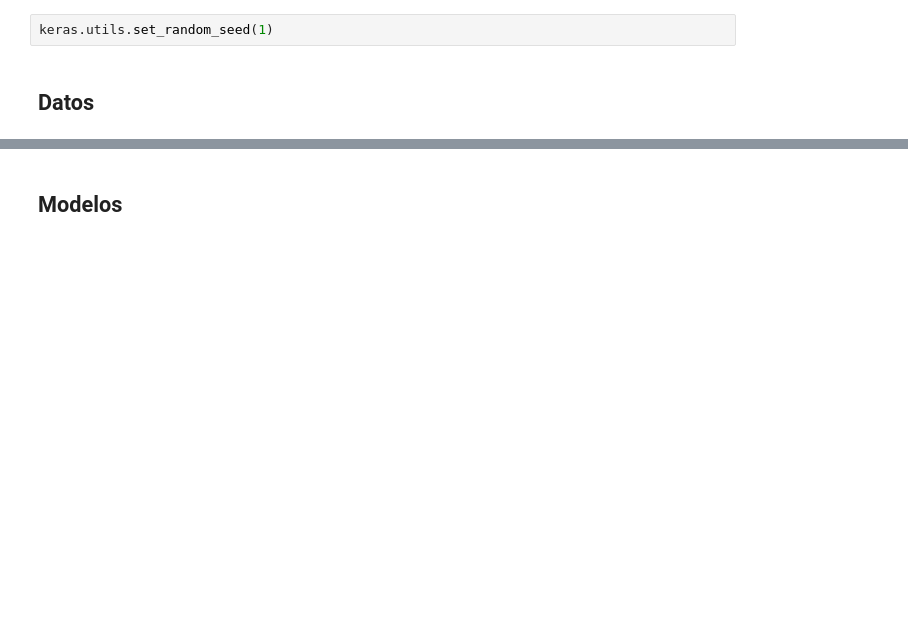
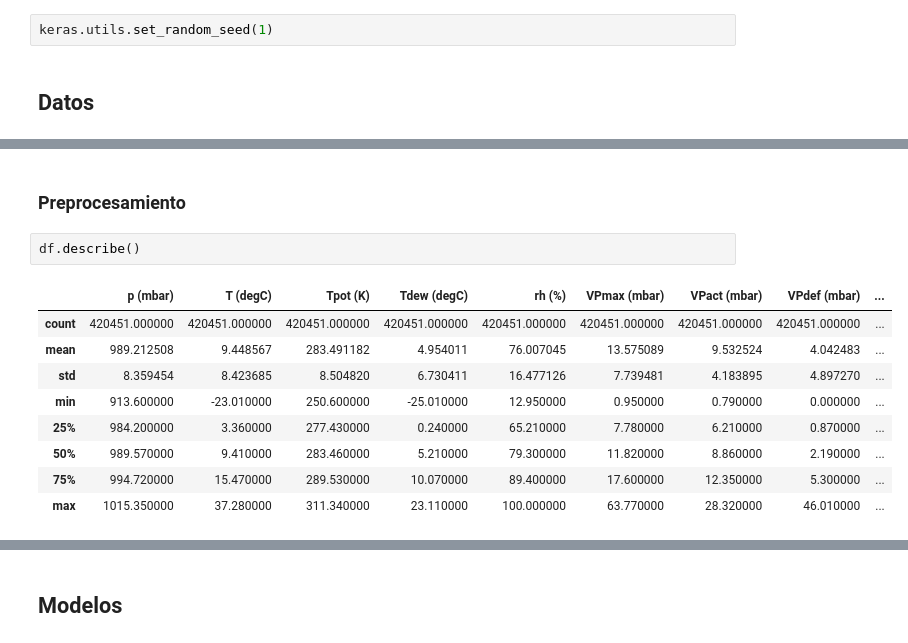
Before and after one commit to GabrielFurnielesGarcia/deeplearning-2024, a Jupyter notebook: RNN/Deep_Learning_Series_Temporales.ipynb, the cells around one changed output, grey strips where cells are left out. Cells and saved outputs as stored; diff of their text form; blank space fills up the shorter version.

```diff
--- a/RNN/Deep_Learning_Series_Temporales.ipynb
+++ b/RNN/Deep_Learning_Series_Temporales.ipynb
@@ -973,0 +991,14 @@ replace __MACOSX/._jena_climate_2009_2016.csv? [y]es, [n]o, [A]ll, [N]one, [r]en
+# %% [markdown]
+### Preprocesamiento
+# %%
+df.describe()
+# %% [output]
+|  | p (mbar) | T (degC) | Tpot (K) | Tdew (degC) | rh (%) | VPmax (mbar) | VPact (mbar) | VPdef (mbar) | ... |
+| count | 420451.000000 | 420451.000000 | 420451.000000 | 420451.000000 | 420451.000000 | 420451.000000 | 420451.000000 | 420451.000000 | ... |
+| mean | 989.212508 | 9.448567 | 283.491182 | 4.954011 | 76.007045 | 13.575089 | 9.532524 | 4.042483 | ... |
+| std | 8.359454 | 8.423685 | 8.504820 | 6.730411 | 16.477126 | 7.739481 | 4.183895 | 4.897270 | ... |
+| min | 913.600000 | -23.010000 | 250.600000 | -25.010000 | 12.950000 | 0.950000 | 0.790000 | 0.000000 | ... |
+| 25% | 984.200000 | 3.360000 | 277.430000 | 0.240000 | 65.210000 | 7.780000 | 6.210000 | 0.870000 | ... |
+| 50% | 989.570000 | 9.410000 | 283.460000 | 5.210000 | 79.300000 | 11.820000 | 8.860000 | 2.190000 | ... |
+| 75% | 994.720000 | 15.470000 | 289.530000 | 10.070000 | 89.400000 | 17.600000 | 12.350000 | 5.300000 | ... |
+| max | 1015.350000 | 37.280000 | 311.340000 | 23.110000 | 100.000000 | 63.770000 | 28.320000 | 46.010000 | ... |
```
Also changed, not shown: parts of 33 cells of this notebook.
